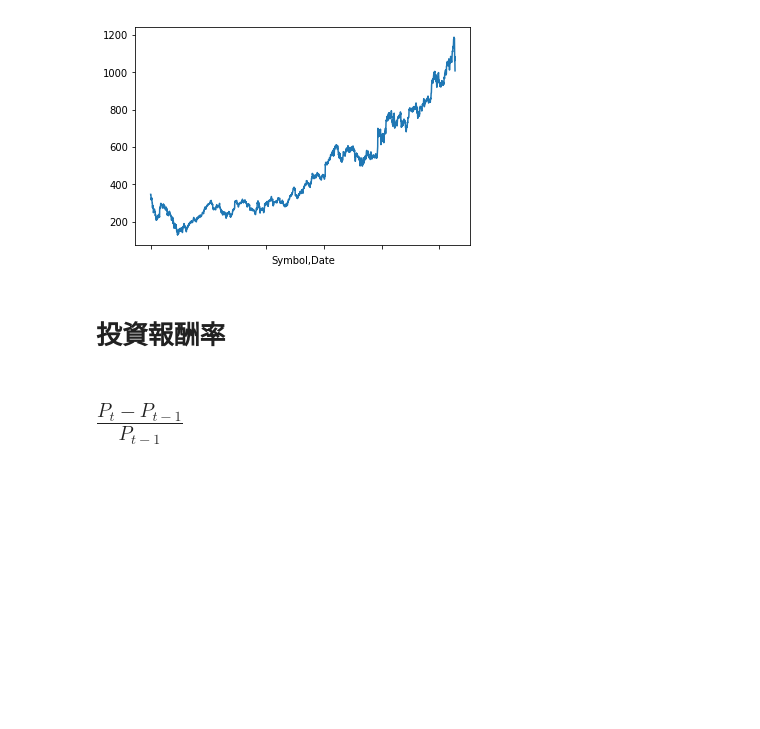
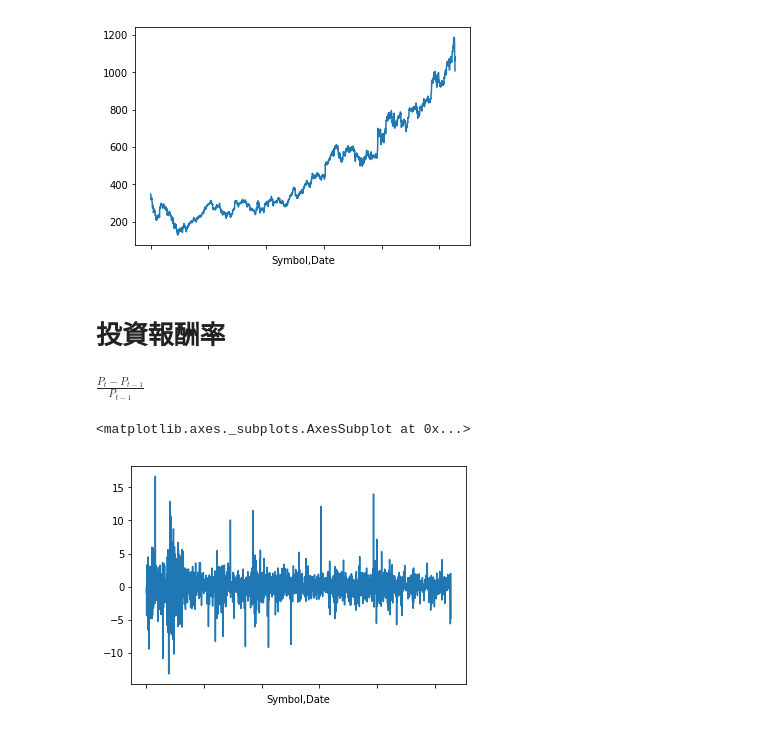
Before and after one commit to wuling31715/2018-NCCU-Machine-Learning, a Jupyter notebook: finance/stock/demo.ipynb, the cells around one changed output. Drawn from its saved outputs; the diff is of its cells as text; code cells hidden in the pictures; blank space fills up the shorter version.

```diff
--- a/finance/stock/demo.ipynb
+++ b/finance/stock/demo.ipynb
@@ -47,4 +47,12 @@ close.plot()
 # %% [markdown]
 # 投資報酬率
 # %% [markdown]
-# $ \frac{P_t - P_{t - 1}}{P_{t - 1}} $
+$
+\frac{P_t - P_{t - 1}}{P_{t - 1}}
+$
+# %%
+return_rate = (close.diff() / close) * 100
+return_rate.plot()
+# %% [output]
+<matplotlib.axes._subplots.AxesSubplot at 0x...>
+[figure, added]
```
Also changed, not shown: parts of 9 cells of this notebook.
